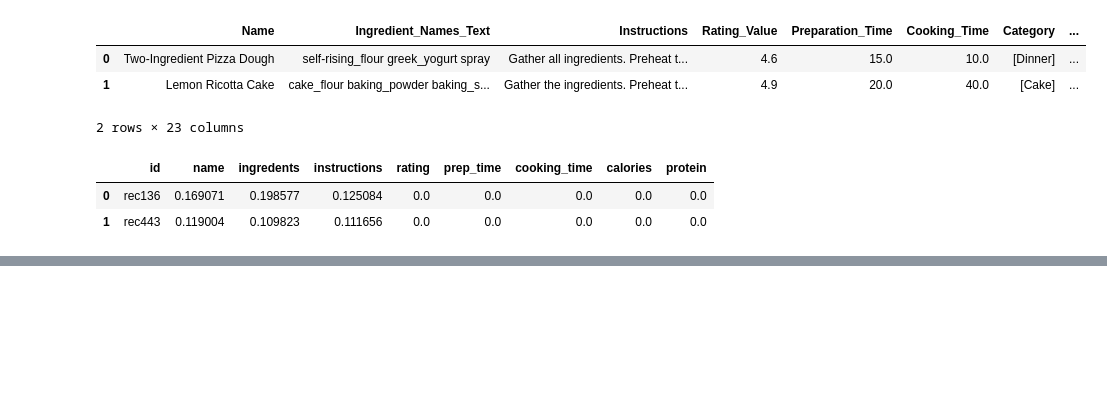
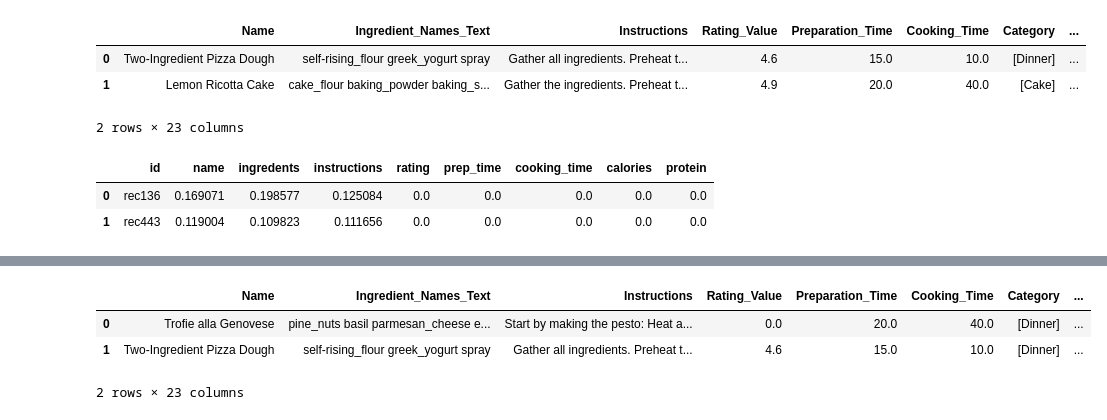
Before and after one commit to tatankam/sherlockrecipes, a Jupyter notebook: notebooks/superlinked_qdrant_recipes.ipynb, the cells around one changed output, grey strips where cells are left out. Cells and saved outputs as stored; diff of their text form; code cells hidden in the pictures; blank space fills up the shorter version.

Commit message:
notebook query example

```diff
--- a/notebooks/superlinked_qdrant_recipes.ipynb
+++ b/notebooks/superlinked_qdrant_recipes.ipynb
@@ -284,3 +283,49 @@ df
 |  | id | name | ingredents | instructions | rating | prep_time | cooking_time | calories | protein |
 | 0 | rec136 | 0.169071 | 0.198577 | 0.125084 | 0.0 | 0.0 | 0.0 | 0.0 | 0.0 |
 | 1 | rec443 | 0.119004 | 0.109823 | 0.111656 | 0.0 | 0.0 | 0.0 | 0.0 | 0.0 |
+# %%
+# Example manual query parameters
+params = {
+    "name_query": "pasta",              # Text to search in recipe names
+    "ingredients_query": "pasta", # Text to search in ingredients
+    "instructions_query": "",      # Text to search in instructions
+    "limit": 5,                                  # Number of results to return
+
+    # Weights for similarity spaces (adjust as needed)
+    "name_weight": 1.0,
+    "ingredients_weight": 1.0,
+    "instructions_weight": 0.0,
+
+    # Similarity weights (can be same as above or different)
+    "similar_name_weight": 1.0,
+    "similar_ingredients_weight": 1.0,
+    "similar_instructions_weight": 0.0,
+
+    # Numerical filters (set to None or appropriate values)
+    "min_rating": 0.0,
+    #"max_rating": 15.0,
+    "min_prep_time": 0.0,
+    "max_prep_time": 40.0,
+    "min_cook_time": 0.0,
+    "max_cook_time": 40.0,
+    "max_calories": 500.0,
+
+    # Categorical filters (empty list or specify categories/cuisines)
+    # Remove or set to None to disable categories filtering
+    "categories_include_any": ["Lunch", "Dinner"],
+    #"categories_exclude": [],
+    # Remove or set to None to disable cuisine filtering
+    "cuisines_include_any": ["Italian"],
+    # "cuisines_exclude": [],
+}
+
+# Run the query with manual parameters
+result = app.query(query, **params)
+
+# Print search parameters and convert results to pandas DataFrame
+# Show all rows
+
+print(result.metadata.search_params)
+df = sl.PandasConverter.to_pandas(result)
+df
+# %% [output]
@@ -286,0 +336,4 @@ df
+|  | Name | Ingredient_Names_Text | Instructions | Rating_Value | Preparation_Time | Cooking_Time | Category | ... |
+| 0 | Trofie alla Genovese | pine_nuts basil parmesan_cheese e... | Start by making the pesto: Heat a... | 0.0 | 20.0 | 40.0 | [Dinner] | ... |
+| 1 | Two-Ingredient Pizza Dough | self-rising_flour greek_yogurt spray | Gather all ingredients. Preheat t... | 4.6 | 15.0 | 10.0 | [Dinner] | ... |
+2 rows × 23 columns
```
Also changed, not shown: parts of 4 cells of this notebook.
